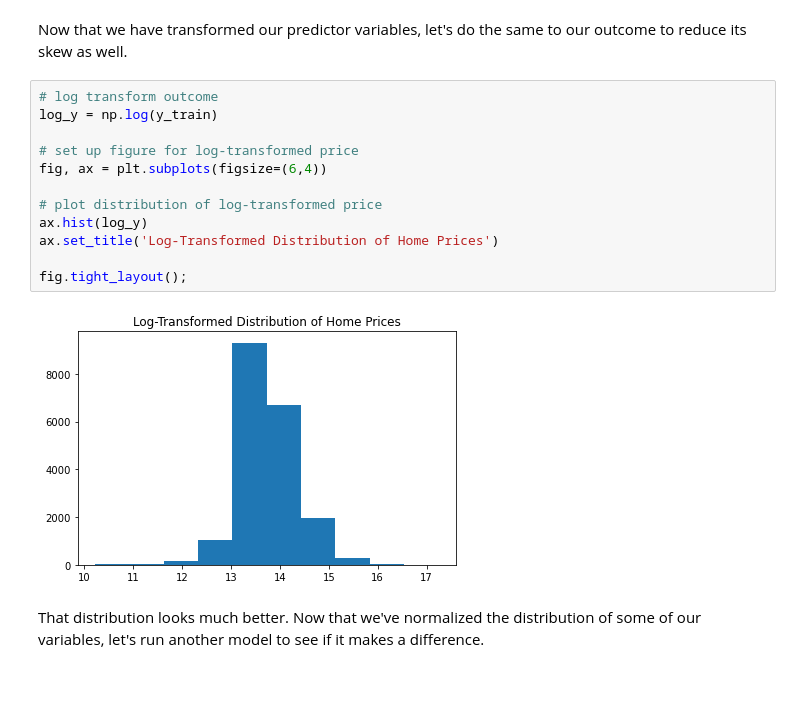
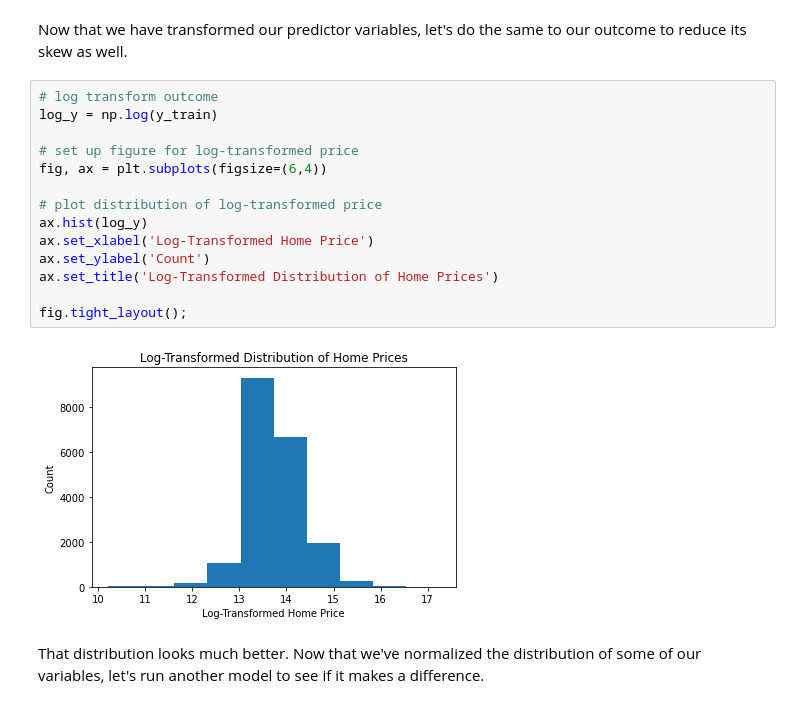
Before and after one commit to emgerber88/Kings-County-Real-Estate-analysis-NAEG, a Jupyter notebook: King_County_Analysis_Notebook.ipynb, the cells around one changed output. Drawn from its saved outputs; the diff is of its cells as text.

```diff
--- a/King_County_Analysis_Notebook.ipynb
+++ b/King_County_Analysis_Notebook.ipynb
@@ -800,17 +802,19 @@ Now that we have transformed our predictor variables, let's do the same to our o
 # %%
 # log transform outcome
 log_y = np.log(y_train)
 
 # set up figure for log-transformed price
 fig, ax = plt.subplots(figsize=(6,4))
 
 # plot distribution of log-transformed price
 ax.hist(log_y)
+ax.set_xlabel('Log-Transformed Home Price')
+ax.set_ylabel('Count')
 ax.set_title('Log-Transformed Distribution of Home Prices')
 
 fig.tight_layout();
 # %% [output]
-[figure, old version]
+[figure, new version]
 # %% [markdown]
 That distribution looks much better. Now that we've normalized the distribution of some of our variables, let's run another model to see if it makes a difference.
 # %% [markdown]
```
Also changed, not shown: parts of 41 cells of this notebook.
